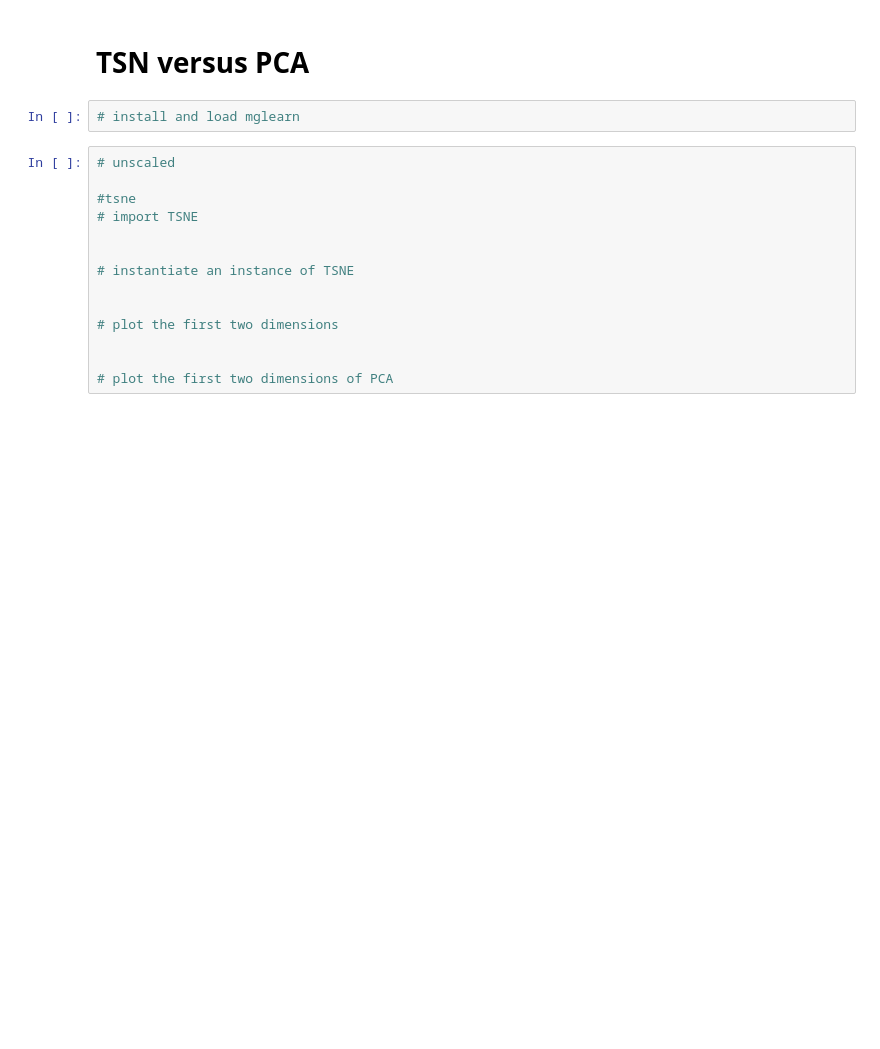
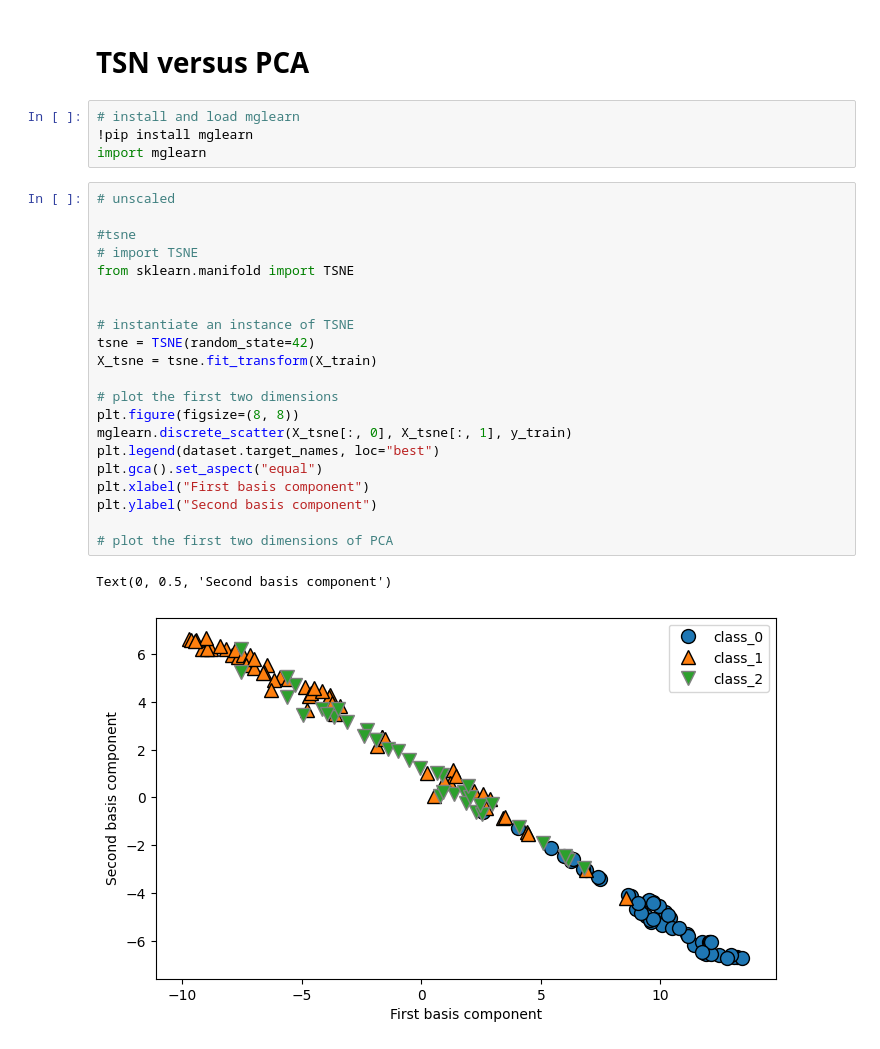
Before and after one commit to coughlinjennie/data71200, a Jupyter notebook: data71200class7lab.ipynb, the cells around one changed output. Cells and saved outputs as stored; diff of their text form; blank space fills up the shorter version.

```diff
--- a/data71200class7lab.ipynb
+++ b/data71200class7lab.ipynb
@@ -218,20 +215,32 @@ Text(0, 0.5, 'Second principal component')
 # TSN versus PCA
 # %%
 # install and load mglearn
+!pip install mglearn
+import mglearn
 # %%
 # unscaled
 
 #tsne
 # import TSNE
+from sklearn.manifold import TSNE
 
 
 # instantiate an instance of TSNE
-
+tsne = TSNE(random_state=42)
+X_tsne = tsne.fit_transform(X_train)
 
 # plot the first two dimensions
-
+plt.figure(figsize=(8, 8))
+mglearn.discrete_scatter(X_tsne[:, 0], X_tsne[:, 1], y_train)
+plt.legend(dataset.target_names, loc="best")
+plt.gca().set_aspect("equal")
+plt.xlabel("First basis component")
+plt.ylabel("Second basis component")
 
 # plot the first two dimensions of PCA
+# %% [output]
+Text(0, 0.5, 'Second basis component')
+[figure, added]
 # %%
 # scaled
 
```
Also changed, not shown: parts of 2 cells of this notebook.
